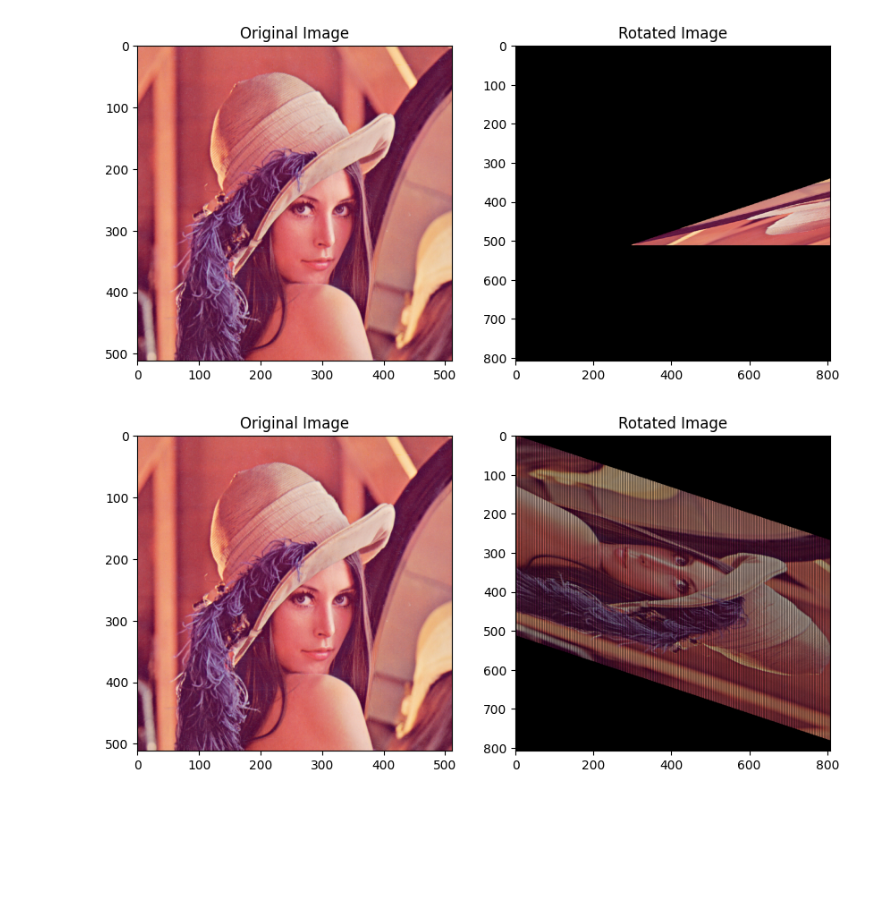
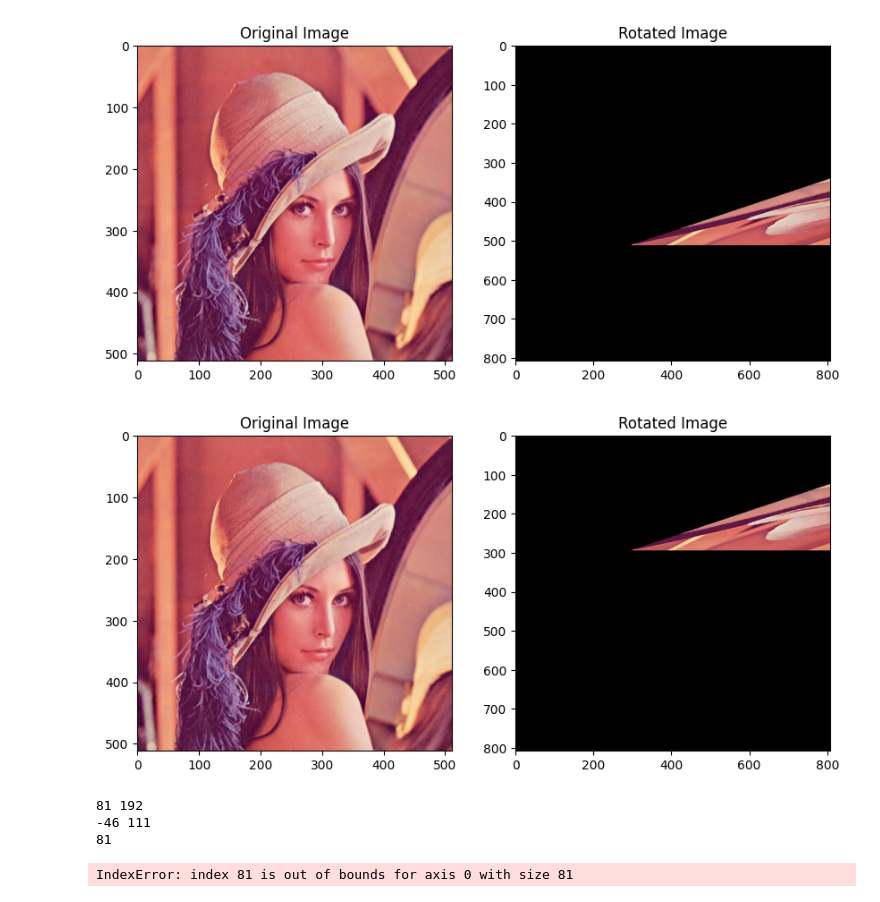
Before and after one commit to BillyDoesDev/fast-image-rotation, a Jupyter notebook: main.ipynb, the cells around one changed output. Cells and saved outputs as stored; diff of their text form; code cells hidden in the pictures; blank space fills up the shorter version.

```diff
--- a/main.ipynb
+++ b/main.ipynb
@@ -95,32 +95,80 @@ def dlr_rotate(image, angle):
         nrt = n + gamma_n
 
         rotated_image = np.zeros((mrt, nrt, image.shape[2]), dtype=image.dtype)
 
         for y in range(m):
             for x in range(n):
                 new_x = int((m - y) * np.tan(alpha))
                 new_y = int(nrt - x - (y * np.tan(np.pi / 2 - alpha)))
 
                 if 0 <= new_x < nrt and 0 <= new_y < mrt:
                     rotated_image[new_y, new_x] = image[y, x]
 
     # Add more zones if necessary
 
     return rotated_image
 
 # Load and rotate the image
 image = plt.imread('./assets/Lenna_test_image.png')
-rotated_image = dlr_rotate(image, 60)
+rotated_image = dlr_rotate(image, 30)
 
 # Display the images
 plt.figure(figsize=(10, 5))
 plt.subplot(1, 2, 1)
 plt.title("Original Image")
 plt.imshow(image)
 
 plt.subplot(1, 2, 2)
 plt.title("Rotated Image")
 plt.imshow(rotated_image)
 plt.show()
 # %% [output]
-[figure, old version]
+[figure, new version]
+# %%
+import numpy as np
+import matplotlib.pyplot as plt
+
+im = plt.imread('./assets/fish.png')
+m, n = im.shape[:2]
+
+angle = 30
+alpha = np.radians(angle)
+
+s = np.tan(alpha)
+sb = np.tan(alpha + np.pi / 2)
+gamma_m = int(np.ceil(s * n))
+gamma_n = int(np.ceil(m / sb))
+mrt = m + gamma_m
+nrt = n + gamma_n
+fs = lambda y : int(np.ceil(y / sb))
+
+rotated_image = np.zeros((mrt, nrt), dtype=im.dtype)
+
+print(m, n)
+print(gamma_n, gamma_m)
+print(len(im[:, 0]))
+for i in range(m):
+    for y in range(n):
+        # print(fs(y) + abs(gamma_n), y, end=', ')
+        # try: rotated_image[max(0, fs(y) + abs(gamma_n)+  10), y] = im[y, i]
+        # print(f'{[max(0, fs(y) + abs(gamma_n)), max(0, y)]} | {[min(y, n-1), i]}')
+        # rotated_image[max(0, fs(y) + abs(gamma_n)), max(0, y)] = im[min(y, n-1), i]
+        rotated_image[y, max(0, fs(y) + abs(gamma_n))] = im[i, y]
+        pass
+        # except IndexError: pass
+    # print("*")
+
+plt.figure(figsize=(10, 5))
+plt.subplot(1, 2, 1)
+plt.title("Original Image")
+plt.imshow(im, cmap='gray')
+
+plt.subplot(1, 2, 2)
+plt.title("Rotated Image")
+plt.imshow(rotated_image, cmap='gray')
+plt.show()
+# %% [output]
+81 192
+-46 111
+81
+IndexError: index 81 is out of bounds for axis 0 with size 81
```
Also changed, not shown: parts of 4 cells of this notebook, 8 other files.
